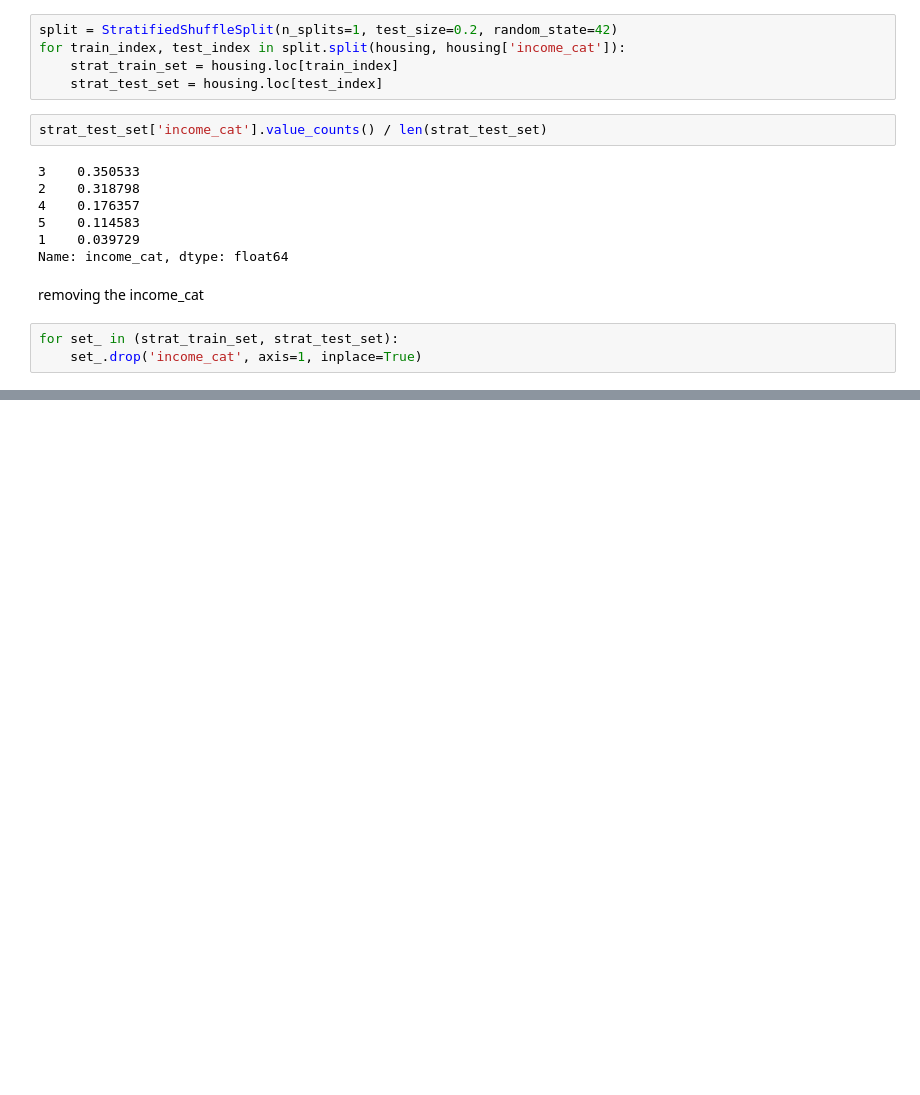
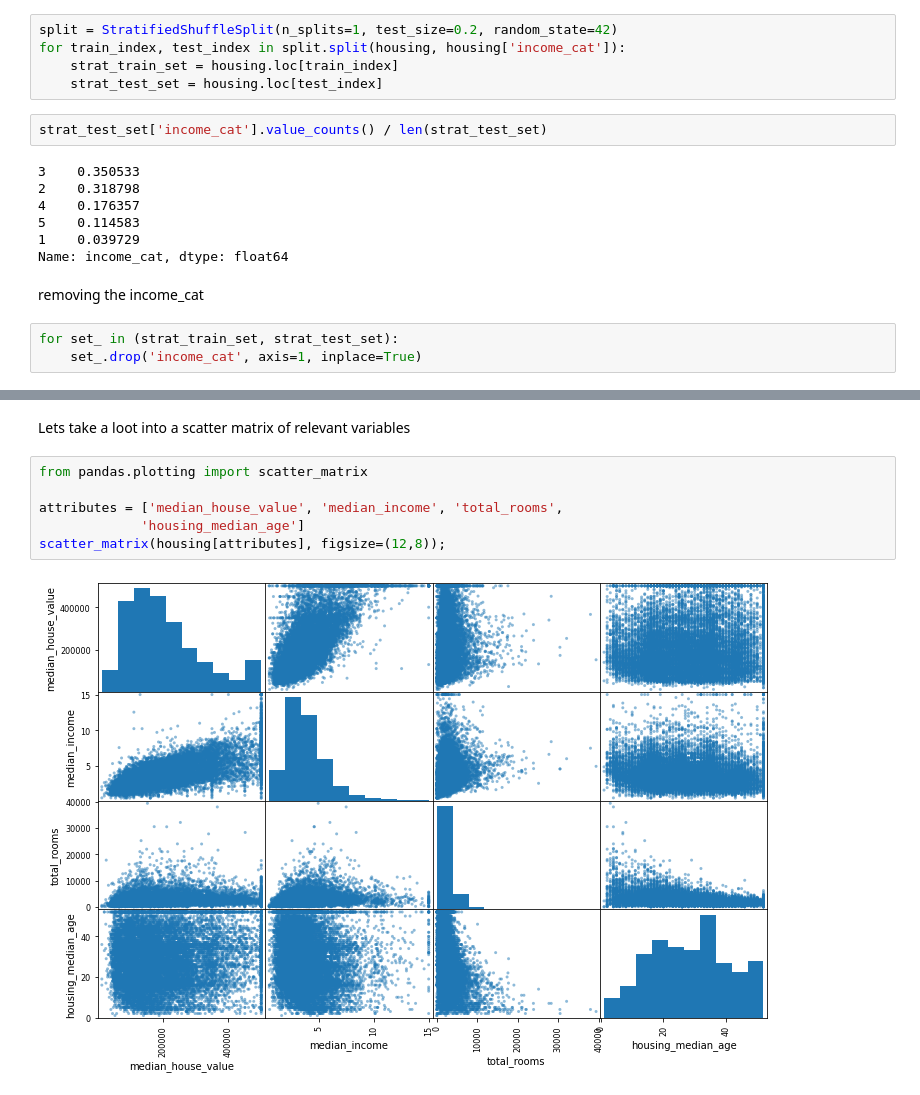
Before and after one commit to souzajvp/hands-on-ML, a Jupyter notebook: Chapter 2 - End-to-end machine learning project.ipynb, the cells around one changed output, grey strips where cells are left out. Saved outputs shown, nothing was run; the diff lists cells and outputs as text; blank space fills up the shorter version.

```diff
--- a/Chapter 2 - End-to-end machine learning project.ipynb
+++ b/Chapter 2 - End-to-end machine learning project.ipynb
@@ -162,0 +202,10 @@ for set_ in (strat_train_set, strat_test_set):
+# %% [markdown]
+Lets take a loot into a scatter matrix of relevant variables
+# %%
+from pandas.plotting import scatter_matrix
+
+attributes = ['median_house_value', 'median_income', 'total_rooms',
+             'housing_median_age']
+scatter_matrix(housing[attributes], figsize=(12,8));
+# %% [output]
+[figure, added]
```
Also changed, not shown: parts of 15 cells of this notebook.
